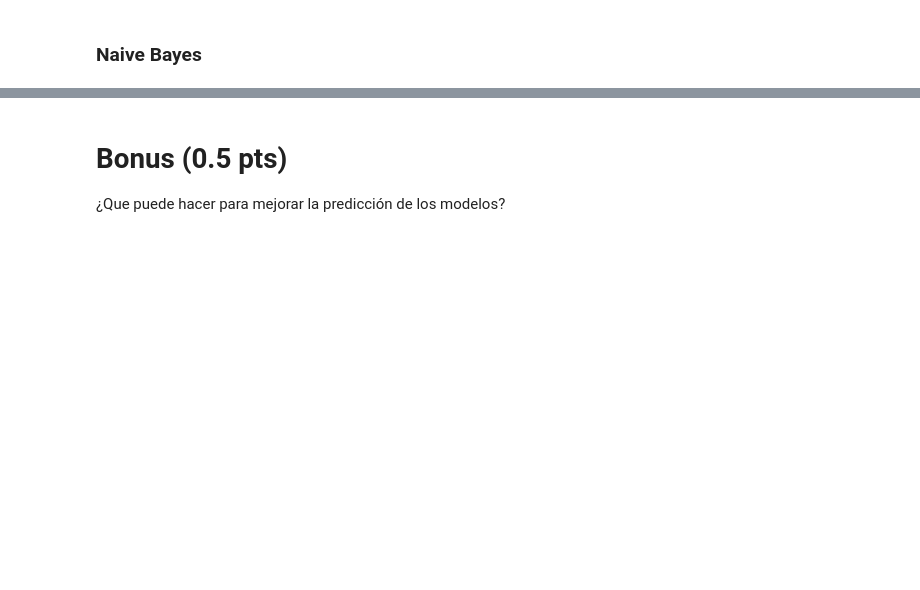
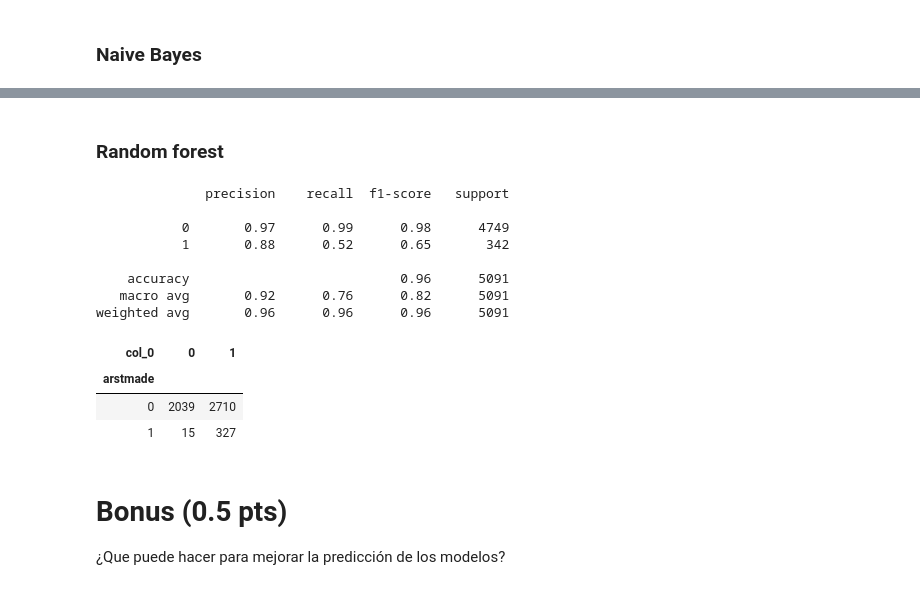
Before and after one commit to ggmarioe/trabajo-modelos-supervisados, a Jupyter notebook: Prueba_Supervisada 25-09-2021.ipynb, the cells around one changed output, grey strips where cells are left out. Drawn from its saved outputs; the diff is of its cells as text; code cells hidden in the pictures; blank space fills up the shorter version.

```diff
--- a/Prueba_Supervisada 25-09-2021.ipynb
+++ b/Prueba_Supervisada 25-09-2021.ipynb
@@ -566,3 +350,27 @@ IndexError: index 106 is out of bounds for axis 0 with size 70
+# %% [markdown]
+### Random forest
+# %%
+from sklearn.ensemble import RandomForestClassifier
+
+bosque = RandomForestClassifier(n_estimators=1000, criterion='entropy').fit(X_train, y_train)
+
+y_pred_bosque=bosque.predict(X_test)
+
+print(classification_report(y_test, y_pred_bosque))
+pd.crosstab(y_test, y_pred_bosque)
+# %% [output]
+              precision    recall  f1-score   support
+
+           0       0.97      0.99      0.98      4749
+           1       0.88      0.52      0.65       342
+
+    accuracy                           0.96      5091
+   macro avg       0.92      0.76      0.82      5091
+weighted avg       0.96      0.96      0.96      5091
+| col_0 | 0 | 1 |
+| arstmade |  |  |
+| 0 | 2039 | 2710 |
+| 1 | 15 | 327 |
 # %% [markdown]
 # Bonus (0.5 pts)
 
```
Also changed, not shown: parts of 40 cells of this notebook, 1 other file.
